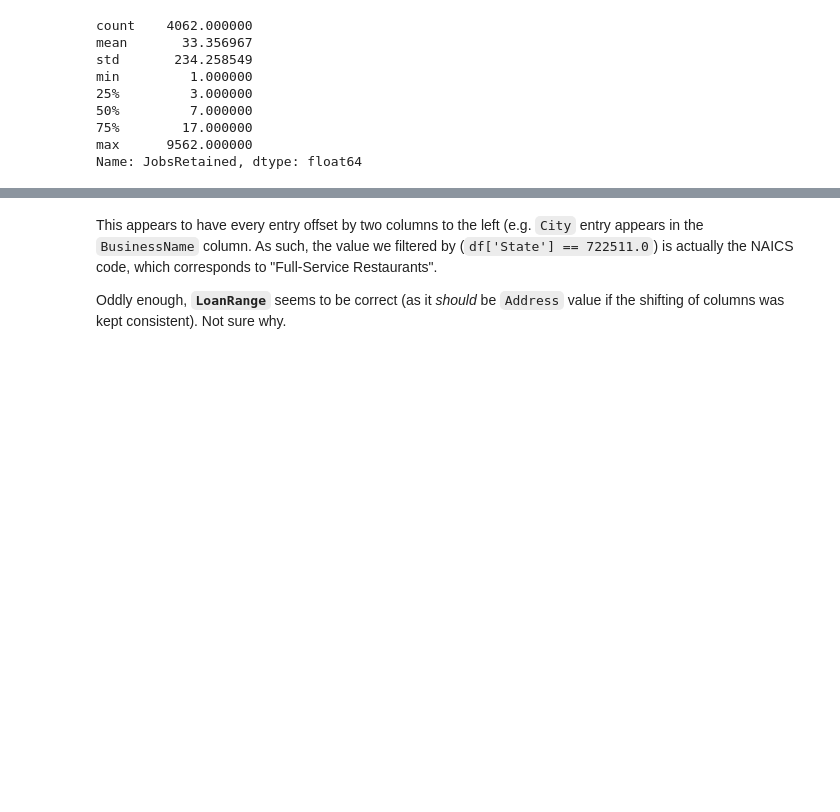
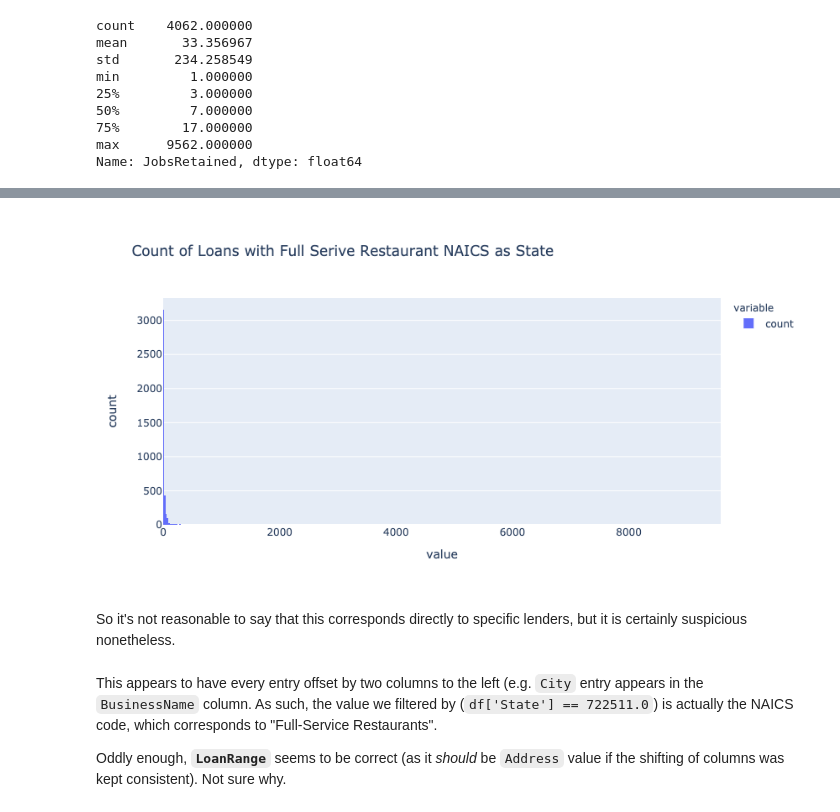
Before and after one commit to jomo06/CARES, a Jupyter notebook: python/notebooks/1.0-DWRM-EDA.ipynb, the cells around one changed output, grey strips where cells are left out. Cells and saved outputs as stored; diff of their text form; code cells hidden in the pictures; blank space fills up the shorter version.

```diff
--- a/python/notebooks/1.0-DWRM-EDA.ipynb
+++ b/python/notebooks/1.0-DWRM-EDA.ipynb
@@ -329,3 +335,9 @@ px.bar()
+# %%
+px.histogram(lender_value_counts['count'], title='Count of Loans with Full Serive Restaurant NAICS as State')
+# %% [output]
+[figure, added]
+# %% [markdown]
+So it's not reasonable to say that this corresponds directly to specific lenders, but it is certainly suspicious nonetheless.
 # %% [markdown]
 This appears to have every entry offset by two columns to the left (e.g. `City` entry appears in the `BusinessName` column. As such, the value we filtered by (`df['State'] == 722511.0`) is actually the NAICS code, which corresponds to "Full-Service Restaurants".
 
```
Also changed, not shown: parts of 18 cells of this notebook, 8 other files.
